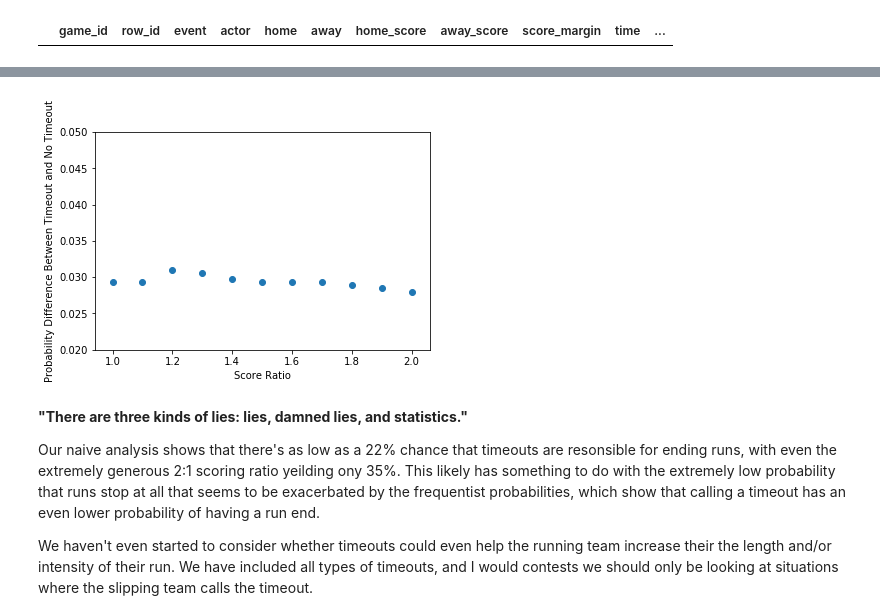
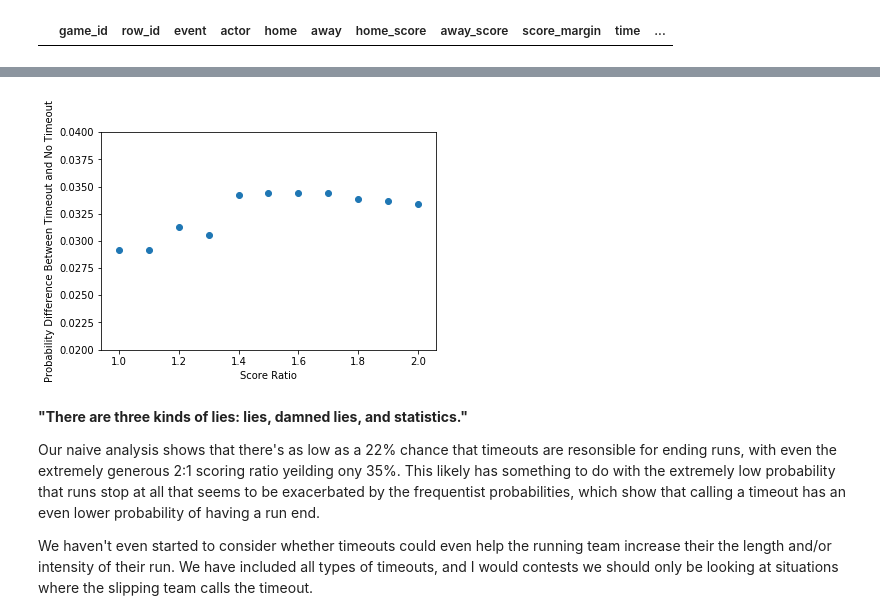
Before and after one commit to mattfred10/Timeout-Analyzer, a Jupyter notebook: Run Analyzer.ipynb, the cells around one changed output, grey strips where cells are left out. Drawn from its saved outputs; the diff is of its cells as text; code cells hidden in the pictures.

```diff
--- a/Run Analyzer.ipynb
+++ b/Run Analyzer.ipynb
@@ -31,8 +31,10 @@ import csv
 import matplotlib.pyplot as plt
 import sqlite3
 
-# Number of events to include (-1)
+# Number of events to include minus (i.e., the diff length 3-1 is 2 but includes 3 events)
 event_length = 2
+# Length after run for it to end
+event_horizon = 10
 
 def read_dictionary(filename):
     """
@@ -62,7 +64,7 @@ data = pd.read_sql_query("""SELECT rowid,*
                         AND game_id not in ('253240066', '253510006', '260692440', '283190221',
                         '283192166', '283190201', '293170264', '283342390', '293172633', 303172239, 290450275,
                         280472483, 283472390, 290450275, 290650087, 293170041, 260280218, 263240150, 270170222,
-                        400498526, 400591228, 273332603, 310630171) LIMIT 100000""", conn)
+                        400498526, 400591228, 273332603, 310630171)""", conn)
 
 # We imported the entire DB for debugging and obtained final game scores from it out of conenvience
 # (although that is not strictly necessary, and other less memory intensive approaches could be used for this purpose)
@@ -155,14 +157,15 @@ differences = []
 # The following list and dictionary are used to calculate the average score margin.
 # Based on the above analysis, we only want to analyze games that were
 # competitive because scoring streaks are very common in games where
-# teams are not comptetitive. The effectiveness of timeouts in games where
-# teams are not evenly matched is not being tested.
+# teams are not comptetitive and it is highly likely that a much better team will
+# continue to score at a much faster rate. I don't want these situations to strengthen
+# my claims.
 
 # We use a dictionary so we can identify game-by-game avarage score margins.
 # key : game_id, value : average score margin
 score_margin_dict = {}
 
-# The list is only used to investigate the data
+# The list is only used to investigate the data to find bad games
 score_margin_list = []
 
 # We could eliminate games based on average score margins here to speed up the analysis
@@ -176,16 +179,11 @@ for period in periods:
     # Will be used with diff below to calculate change in score difference
     period['delta_score_margin'] = period['home_score'] - period['away_score']
 
-    try:
-        average_score_margin = period['delta_score_margin'].mean()
-        score_margin_list.append(average_score_margin)
-        score_margin_dict[period['game_id'].values[0]] = average_score_margin
-    except:
-        print(period)
-        print(periods.index(period))
-        continue
+    average_score_margin = period['delta_score_margin'].mean()
+    score_margin_list.append(average_score_margin)
+    score_margin_dict[period['game_id'].values[0]] = average_score_margin
 
-    # Get delta time and delta score difference
+    # Get delta time and delta score marging
     difference = period[['time','delta_score_margin']].diff(event_length)
 
     # Pass data forward - need to copy from the undiffed data frame
@@ -203,8 +201,9 @@ for period in periods:
     difference['delta_time'] = -difference['time']
     difference['time'] = period['time']
 
-    # Because we are using diff, the first few rows of a period cannot be calculated and give not a number
-    # so we drop them as meaningless
+    # Because we are using diff, the first few rows of a period cannot be calculated because there is no
+    # appropriate value. Pandas gives not a numbers for these cases,
+    # and we can drop these entries as meaningless.
     difference = difference[['game_id','row_id','event','actor','home','away','home_score', 'away_score','score_margin','time','delta_time','delta_score_margin']].dropna()
     differences.append(difference)
 
@@ -688,15 +703,15 @@ plt.show()
 # %%
 # Just want to show that this isn't constant or monotonic, which would indicate some bias in the method.
 
 probdiff = [x[0] - x[1] for x in zip(runs_stopped_probs, runs_stopped_to_probs)]
 
 plt.scatter(score_ratio_list, probdiff)
-plt.ylim([0.02,0.05])
+plt.ylim([0.02,0.04])
 plt.xlabel('Score Ratio')
 plt.ylabel('Probability Difference Between Timeout and No Timeout')
 plt.show()
 # %% [output]
-[figure, old version]
+[figure, new version]
 # %% [markdown]
 <b>"There are three kinds of lies: lies, damned lies, and statistics."</b>
 
```
Also changed, not shown: parts of 17 cells of this notebook, 1 other file.
